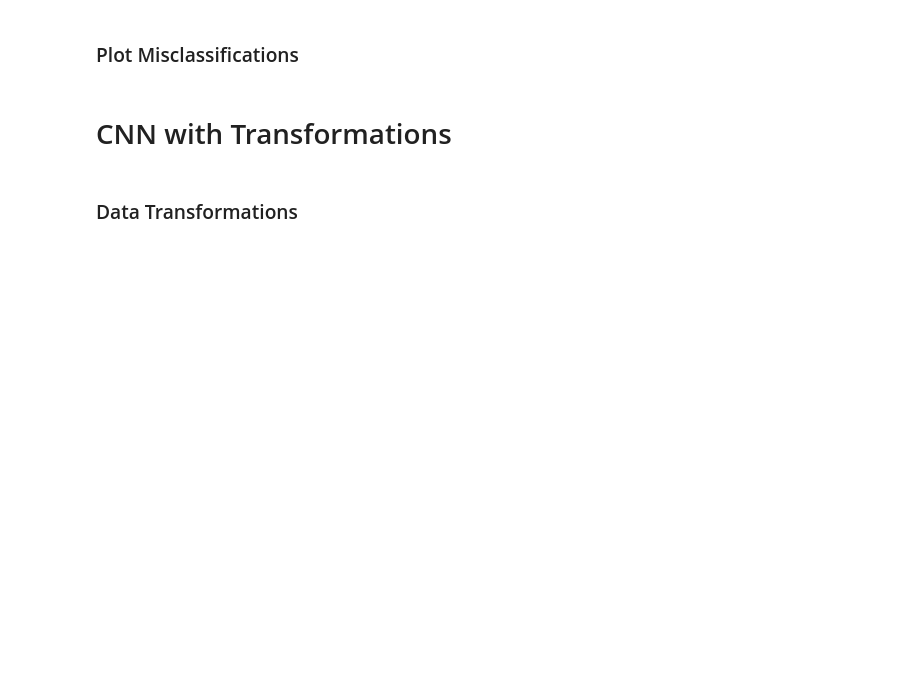
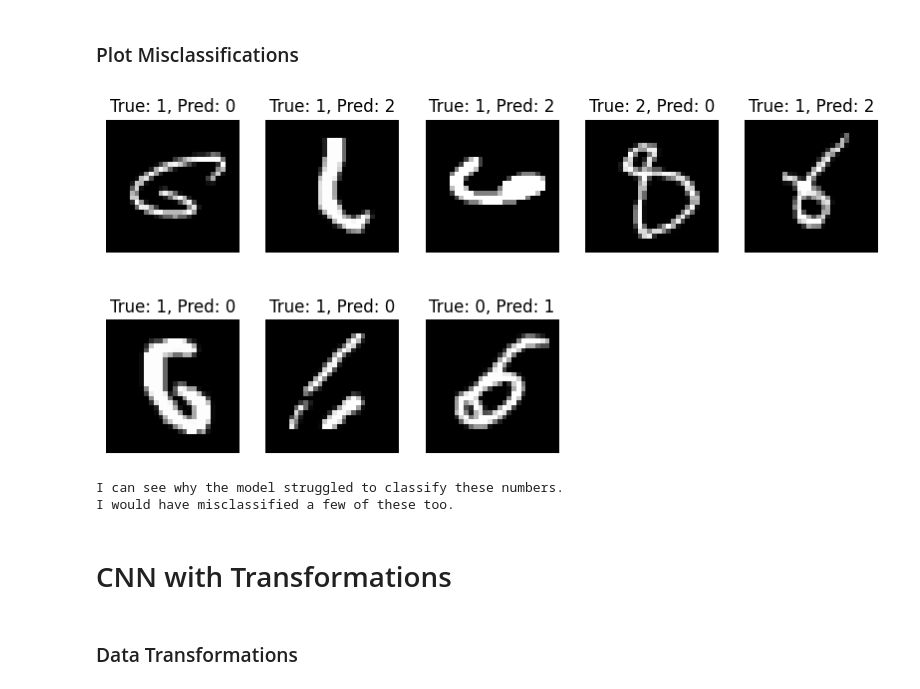
Before and after one commit to KelvynBladen/ml_intro, a Jupyter notebook: mnist_worksheet2.ipynb, the cells around one changed output. Saved outputs shown, nothing was run; the diff lists cells and outputs as text; code cells hidden in the pictures; blank space fills up the shorter version.

```diff
--- a/mnist_worksheet2.ipynb
+++ b/mnist_worksheet2.ipynb
@@ -173,3 +232,26 @@ for epoch in range(num_epochs):
+# %%
+# Plot some of the misclassifications.
+
+# Find the indices of misclassified samples
+misclassified_indices_torch = [i for i in range(len(y_test_nn_bin)) if test_predictions[i] != y_test_nn_bin[i]]
+
+plt.figure(figsize=(10, 10))
+
+for i, idx in enumerate(misclassified_indices_torch[:]):
+    plt.subplot(4, 5, i + 1)
+    plt.imshow(x_test_nn[idx], cmap='gray')
+    plt.title(f'True: {y_test_nn_bin[idx]}, Pred: {test_predictions[idx]}')
+    plt.axis('off')
+
+plt.show()
+
+# Can you see why the model made the misclassifications it did?
+print("I can see why the model struggled to classify these numbers.")
+print("I would have misclassified a few of these too.")
+# %% [output]
+[figure, added]
+I can see why the model struggled to classify these numbers.
+I would have misclassified a few of these too.
 # %% [markdown]
 # CNN with Transformations
 # %% [markdown]
```
Also changed, not shown: parts of 10 cells of this notebook.
